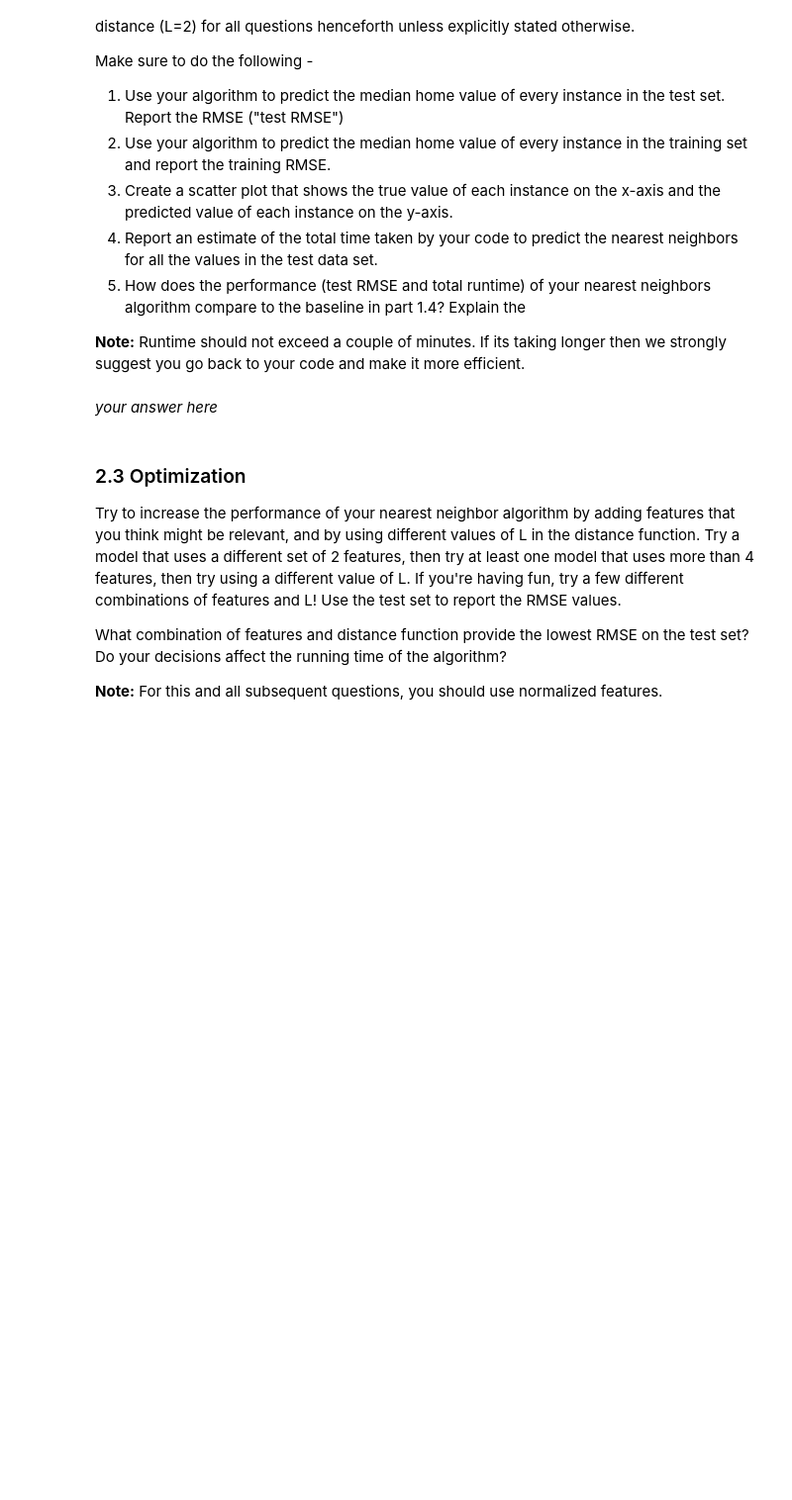
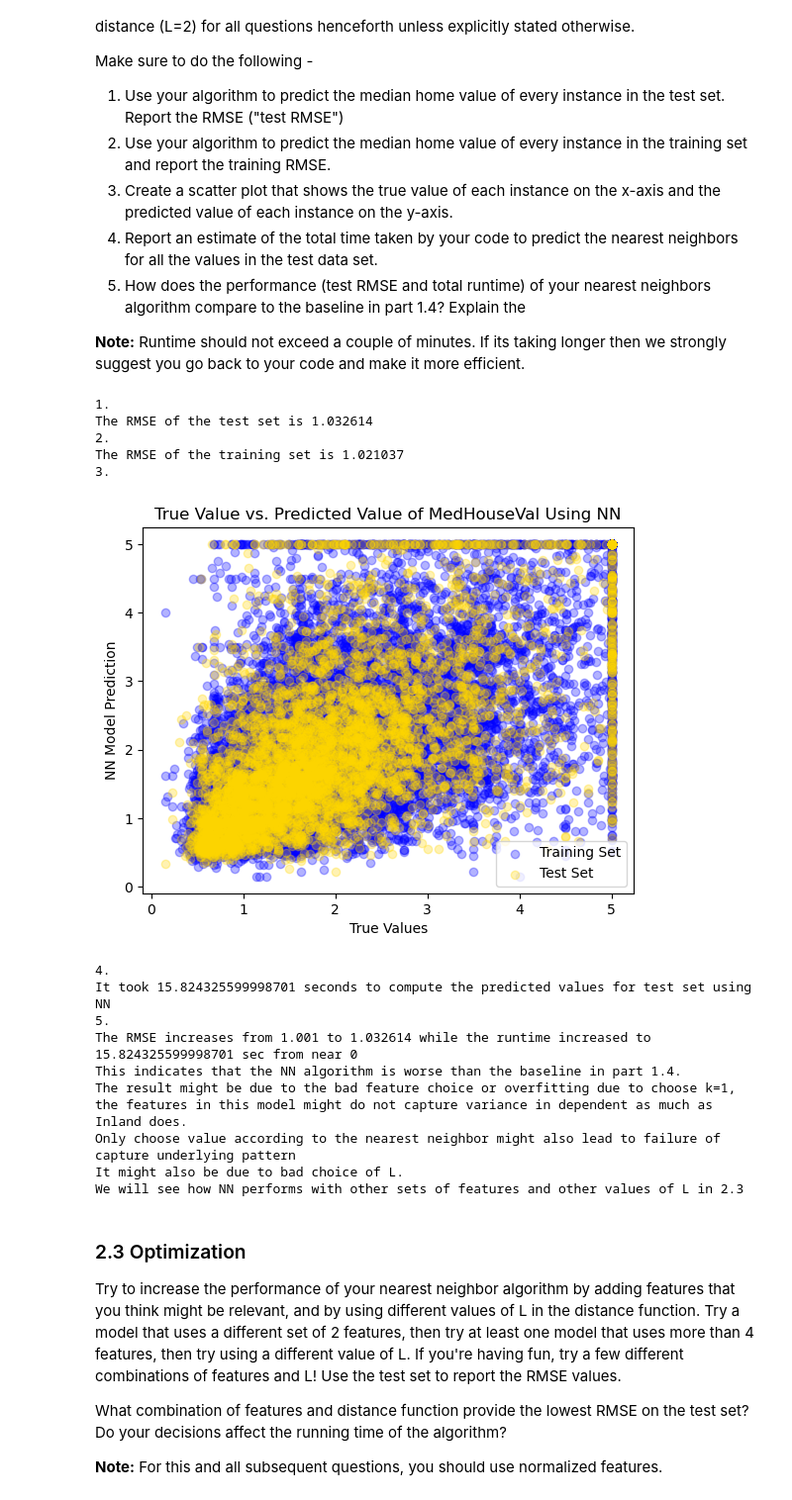
Before and after one commit to yilinn-117/INFO251, a Jupyter notebook: PS/Ni_Yilin_PS3.ipynb, the cells around one changed output. Shown at 99% size. Drawn from its saved outputs; the diff is of its cells as text; code cells hidden in the pictures; blank space fills up the shorter version.

```diff
--- a/PS/Ni_Yilin_PS3.ipynb
+++ b/PS/Ni_Yilin_PS3.ipynb
@@ -195,5 +355,75 @@ Make sure to do the following -
-# %% [markdown]
-*your answer here*
+# %%
+features2_2 = ['MedIncNorm','HouseAgeNorm','AveRoomsNorm']
+
+def NN_model(covariate,L=2, feat = features2_2):
+    pred = []
+    for i in range(covariate.shape[0]):
+        abs_diff = np.abs(cal_df_train_norm[feat] - covariate[feat].iloc[i])
+        norm = np.sum(abs_diff ** L, axis = 1) ** (1/L)
+        if covariate.iloc[i].name == cal_df_train_norm.iloc[i].name:
+            norm.iloc[i] = float('inf')
+        pred.append(cal_df_train_norm.loc[norm.idxmin()][target])
+    return pred
+
+train_pred = NN_model(cal_df_train_norm)
+
+
+start_time = time.perf_counter()
+test_pred = NN_model(cal_df_test_norm)
+duration = time.perf_counter()-start_time
+# %%
+# 1.
+RMSE_test_NN = compute_rmse(test_pred,cal_df_test_norm[target])
+print('1.')
+print(f'The RMSE of the test set is {RMSE_test_NN}')
+
+# 2.
+RMSE_train_NN = compute_rmse(train_pred,cal_df_train_norm[target])
+print('2.')
+print(f'The RMSE of the training set is {RMSE_train_NN}')
+
+# 3.
+print('3.')
+plt.scatter(cal_df_train_norm[target], train_pred, color = 'blue',label = 'Training Set',alpha = 0.3)
+plt.scatter(cal_df_test_norm[target], test_pred, color = 'gold',label = 'Test Set',alpha = 0.3)
+
+plt.legend()
+plt.title("True Value vs. Predicted Value of MedHouseVal Using NN")
+plt.xlabel("True Values")
+plt.ylabel("NN Model Prediction")
+
+plt.show()
+
+# 4.
+print('4.')
+print(f'It took {duration} seconds to compute the predicted values for test set using NN')
+
+# 5.
+print('5.')
+print(f'The RMSE increases from 1.001 to {RMSE_test_NN} while the runtime increased to {duration} sec from near 0')
+print('This indicates that the NN algorithm is worse than the baseline in part 1.4.')
+print('The result might be due to the bad feature choice or overfitting due to choose k=1,')
+print('the features in this model might do not capture variance in dependent as much as Inland does.')
+print('Only choose value according to the nearest neighbor might also lead to failure of capture underlying pattern')
+print('It might also be due to bad choice of L.')
+print('We will see how NN performs with other sets of features and other values of L in 2.3')
+# %% [output]
+1.
+The RMSE of the test set is 1.032614
+2.
+The RMSE of the training set is 1.021037
+3.
+[figure, added]
+4.
+It took 15.824325599998701 seconds to compute the predicted values for test set using NN
+5.
+The RMSE increases from 1.001 to 1.032614 while the runtime increased to 15.824325599998701 sec from near 0
+This indicates that the NN algorithm is worse than the baseline in part 1.4.
+The result might be due to the bad feature choice or overfitting due to choose k=1,
+the features in this model might do not capture variance in dependent as much as Inland does.
+Only choose value according to the nearest neighbor might also lead to failure of capture underlying pattern
+It might also be due to bad choice of L.
+We will see how NN performs with other sets of features and other values of L in 2.3
 # %% [markdown]
 ### 2.3 Optimization
 
```
Also changed, not shown: parts of 53 cells of this notebook.
